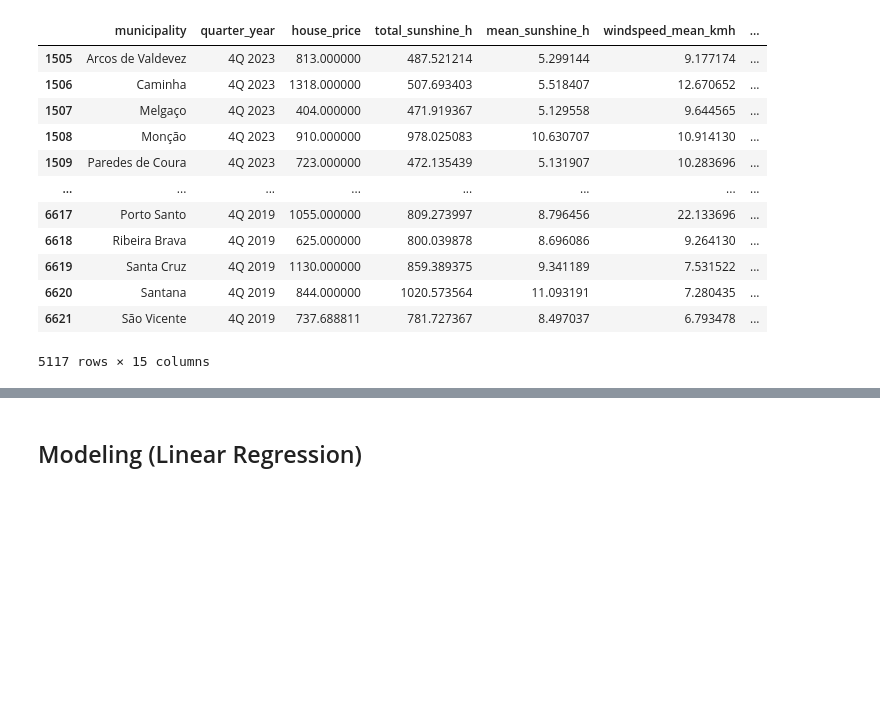
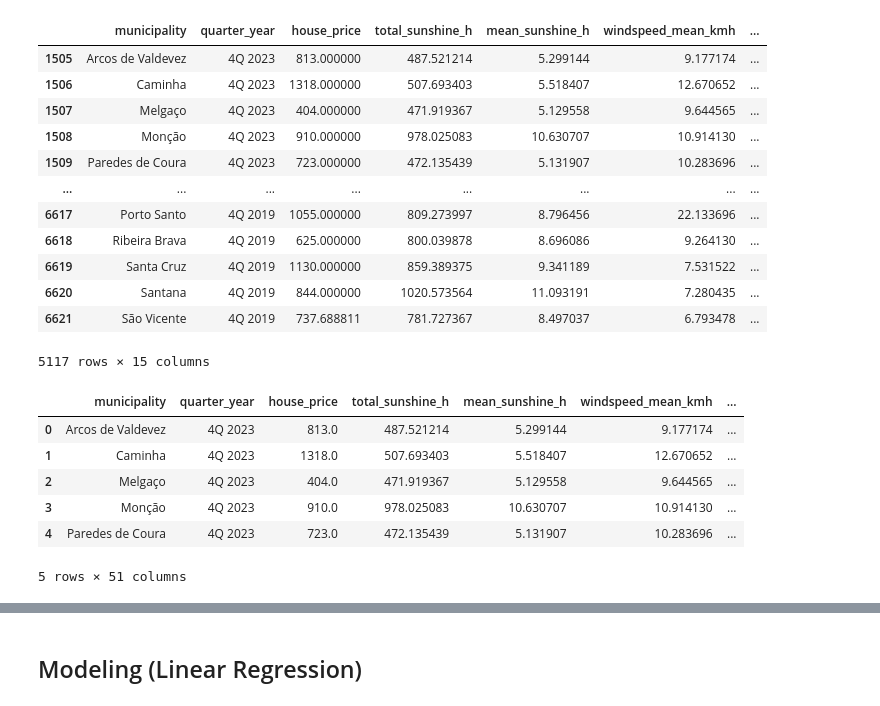
Before and after one commit to Shushunya/FCD-housing-prices, a Jupyter notebook: main.ipynb, the cells around one changed output, grey strips where cells are left out. Cells and saved outputs as stored; diff of their text form; code cells hidden in the pictures; blank space fills up the shorter version.

```diff
--- a/main.ipynb
+++ b/main.ipynb
@@ -616,0 +680,18 @@ service_cols = [
+# %%
+df_age['01. Ano'] = df_age['01. Ano'].astype('Int64')
+df_age = df_age[df_age['04. Âmbito Geográfico'] == 'Município']
+df_age = df_age[df_age["05. Filtro 1"] == "Total"]
+df_age.drop(columns=["02. Nome País (Europa)","04. Âmbito Geográfico","05. Filtro 1", "07. Filtro 3","08. Escala ", "09. Símbolo"], inplace=True)
+df_age = df_age[(df_age['01. Ano'] >= 2019) & (df_age['01. Ano'] <= 2023)]
+
+df_age.rename(columns={"03. Nome Região (Portugal)": "municipality", "01. Ano": "year", "06. Filtro 2": "age_group", "10. Valor": "number_of_people"}, inplace=True)
+df_age = df_age.reset_index(drop=True)
+
+df_age = df_age[df_age['age_group'] != 'Total']
+df_age['age_group'] = df_age['age_group'].str.replace(' anos', '').str.strip()
+
+df_age = df_age.pivot(
+    index = ['municipality', 'year'],
+    columns="age_group",
+    values="number_of_people",
+).fillna(0)
@@ -674,17 +757,38 @@ df_merged_quarterly
 # %%
 df_merged_with_income = pd.merge(
     df_merged_quarterly,
     df_income_clean,
     on=['municipality', 'year'],
     how='left'
 )
-
+df_merged_with_density = pd.merge(
+    df_merged_with_income,
+    df_density,
+    on=['municipality', 'year'],
+    how='left'
+)
+df_merged_with_age_distribution = pd.merge(
+    df_merged_with_density,
+    df_age,
+    on=['municipality', 'year'],
+    how='left'
+)
 df_final = pd.merge(
-    df_merged_with_income,
+    df_merged_with_age_distribution,
     df_services_clean,
     on='municipality',
     how='left'
 )
+
+df_final.head()
+# %% [output]
+|  | municipality | quarter_year | house_price | total_sunshine_h | mean_sunshine_h | windspeed_mean_kmh | ... |
+| 0 | Arcos de Valdevez | 4Q 2023 | 813.0 | 487.521214 | 5.299144 | 9.177174 | ... |
+| 1 | Caminha | 4Q 2023 | 1318.0 | 507.693403 | 5.518407 | 12.670652 | ... |
+| 2 | Melgaço | 4Q 2023 | 404.0 | 471.919367 | 5.129558 | 9.644565 | ... |
+| 3 | Monção | 4Q 2023 | 910.0 | 978.025083 | 10.630707 | 10.914130 | ... |
+| 4 | Paredes de Coura | 4Q 2023 | 723.0 | 472.135439 | 5.131907 | 10.283696 | ... |
+5 rows × 51 columns
 # %%
 df_final = df_final[df_final["house_price"].notna() & (df_final["house_price"] > 0)].copy()
 df_final["log_price_sqm"] = np.log(df_final["house_price"])
```
Also changed, not shown: parts of 26 cells of this notebook, 5 other files.
